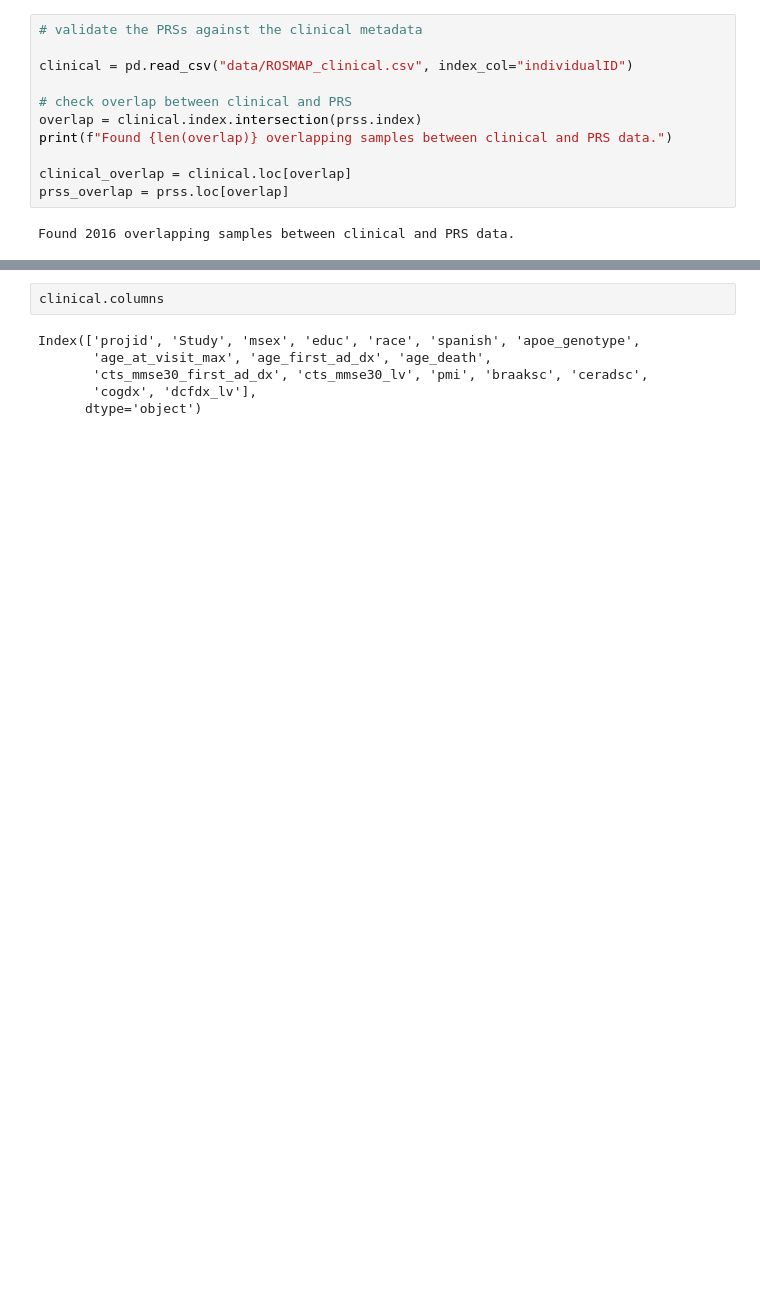
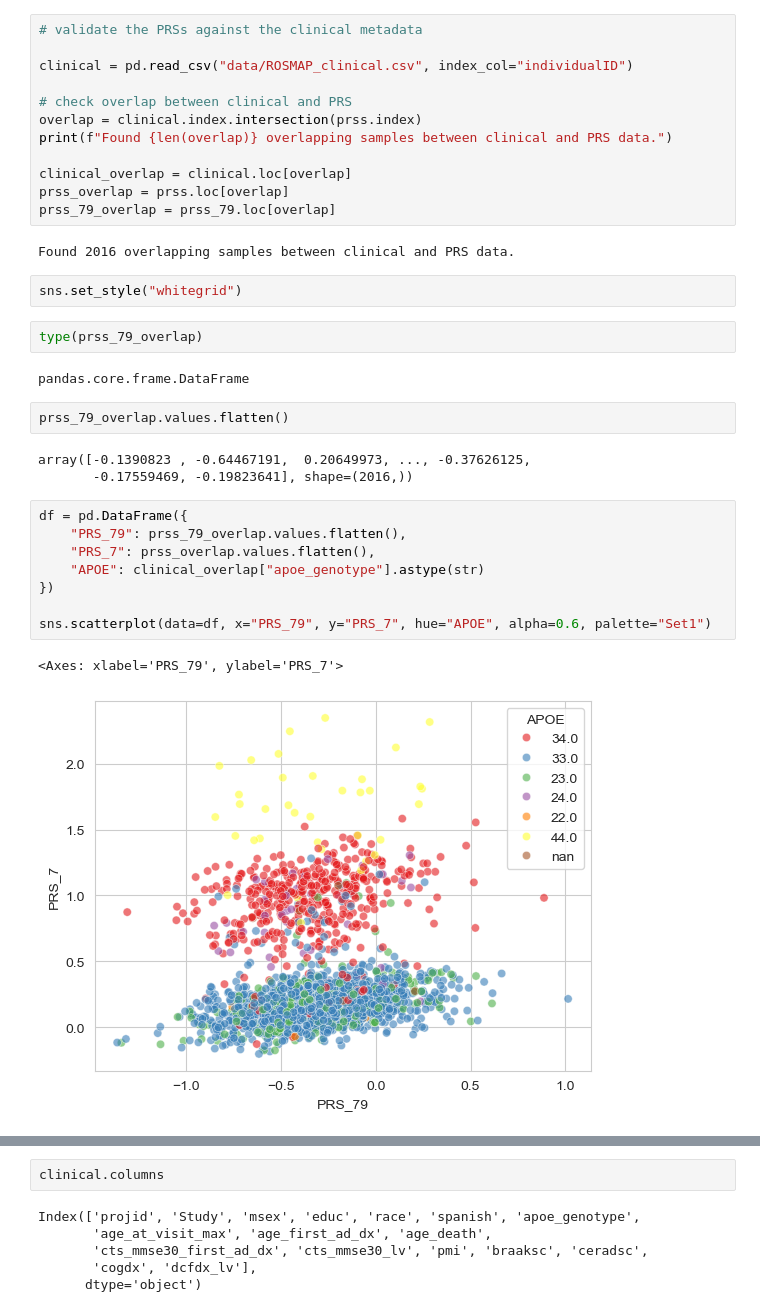
Before and after one commit to timoverlaan/scAGG, a Jupyter notebook: src/analysis/prs2.ipynb, the cells around one changed output, grey strips where cells are left out. Cells and saved outputs as stored; diff of their text form; blank space fills up the shorter version.

```diff
--- a/src/analysis/prs2.ipynb
+++ b/src/analysis/prs2.ipynb
@@ -207,5 +207,28 @@ print(f"Found {len(overlap)} overlapping samples between clinical and PRS data."
 
 clinical_overlap = clinical.loc[overlap]
 prss_overlap = prss.loc[overlap]
+prss_79_overlap = prss_79.loc[overlap]
 # %% [output]
 Found 2016 overlapping samples between clinical and PRS data.
+# %%
+sns.set_style("whitegrid")
+# %%
+type(prss_79_overlap)
+# %% [output]
+pandas.core.frame.DataFrame
+# %%
+prss_79_overlap.values.flatten()
+# %% [output]
+array([-0.1390823 , -0.64467191,  0.20649973, ..., -0.37626125,
+       -0.17559469, -0.19823641], shape=(2016,))
+# %%
+df = pd.DataFrame({
+    "PRS_79": prss_79_overlap.values.flatten(),
+    "PRS_7": prss_overlap.values.flatten(),
+    "APOE": clinical_overlap["apoe_genotype"].astype(str)
+})
+
+sns.scatterplot(data=df, x="PRS_79", y="PRS_7", hue="APOE", alpha=0.6, palette="Set1")
+# %% [output]
+<Axes: xlabel='PRS_79', ylabel='PRS_7'>
+[figure, added]
```
Also changed, not shown: parts of 2 cells of this notebook, 1 other file.
